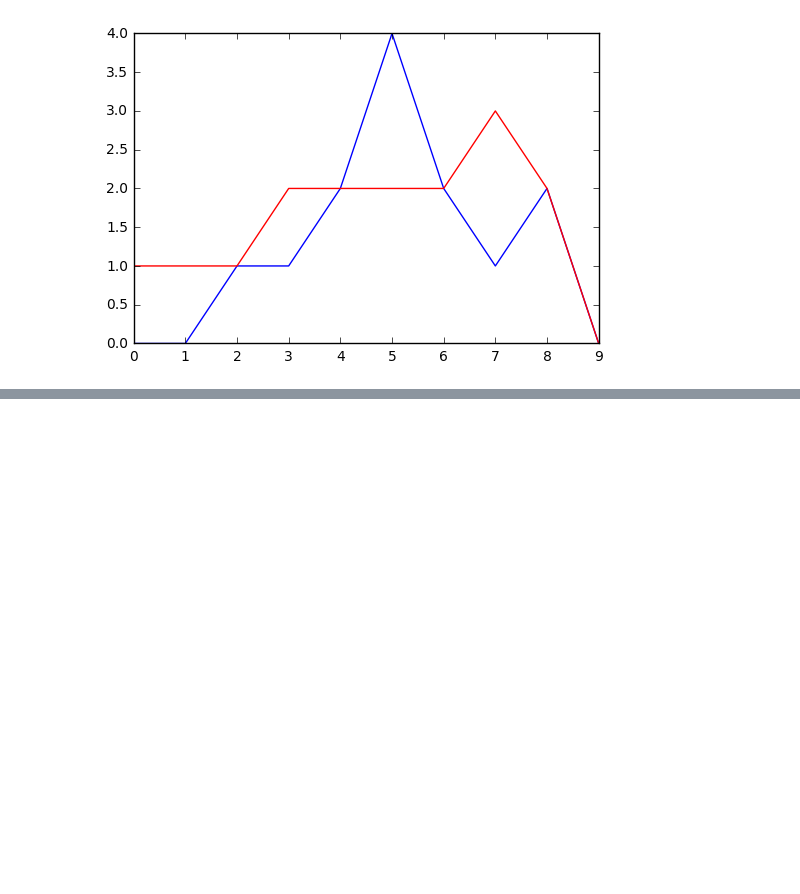
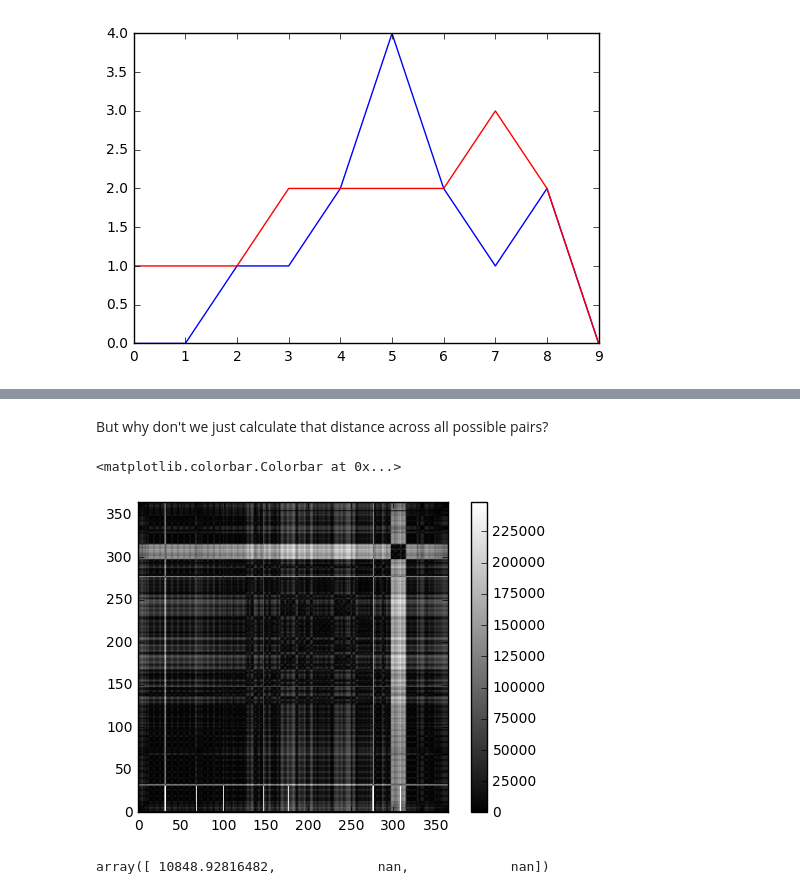
Before and after one commit to marioberges/F16-12-752, a Jupyter notebook: lectures/Lecture9.ipynb, the cells around one changed output, grey strips where cells are left out. Cells and saved outputs as stored; diff of their text form; code cells hidden in the pictures; blank space fills up the shorter version.

```diff
--- a/lectures/Lecture9.ipynb
+++ b/lectures/Lecture9.ipynb
@@ -64,0 +132,2 @@ plt.show()
+# %% [markdown]
+But why don't we just calculate that distance across all possible pairs?
@@ -64,0 +144,10 @@ plt.show()
+# %%
+plt.imshow(dtwMatrix,origin='bottom',cmap='gray')
+plt.colorbar()
+# %% [output]
+<matplotlib.colorbar.Colorbar at 0x...>
+[figure, added]
+# %%
+dtwMatrix[10][30:33]
+# %% [output]
+array([ 10848.92816482,             nan,             nan])
```
Also changed, not shown: parts of 13 cells of this notebook.
